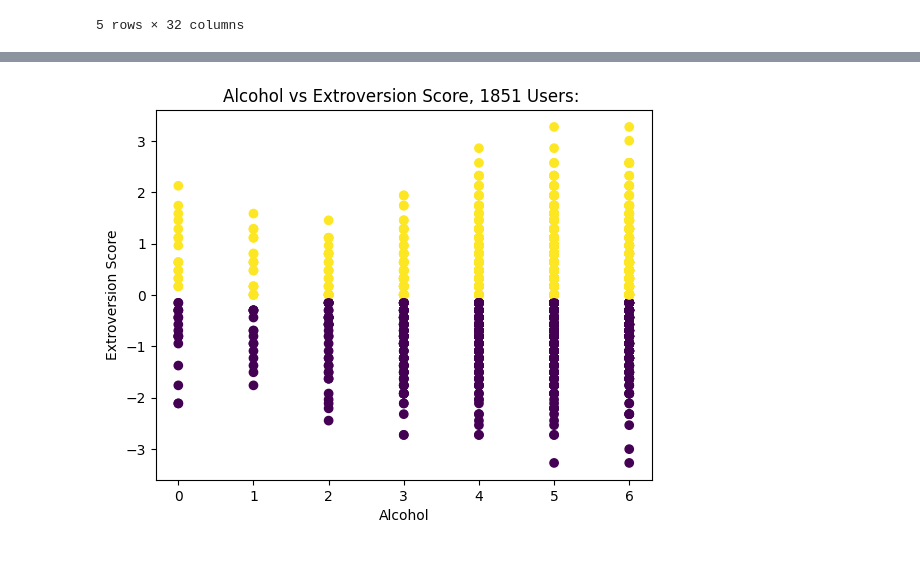
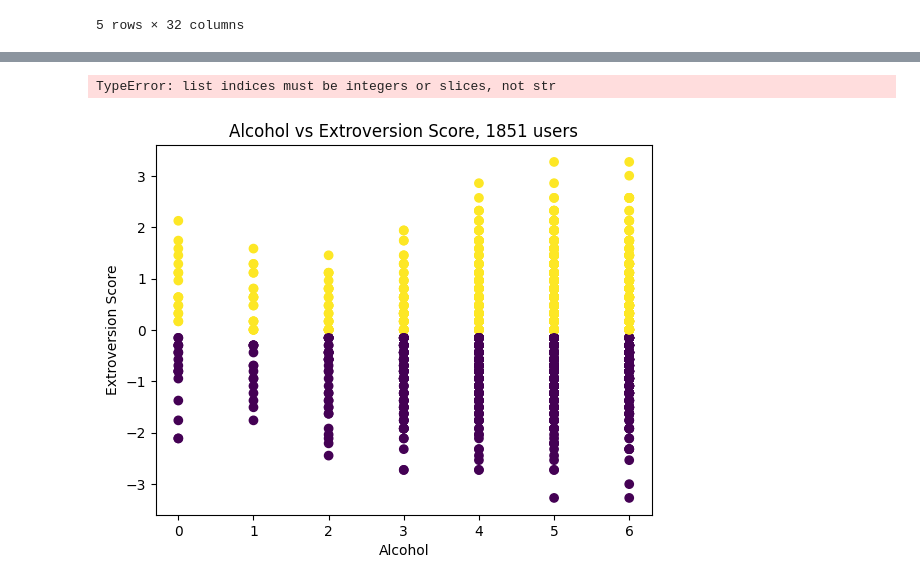
Before and after one commit to Rayanworkout/Predicting-Drug-Consumption, a Jupyter notebook: backend/notebooks/regression/linear.ipynb, the cells around one changed output, grey strips where cells are left out. Drawn from its saved outputs; the diff is of its cells as text; code cells hidden in the pictures.

```diff
--- a/backend/notebooks/regression/linear.ipynb
+++ b/backend/notebooks/regression/linear.ipynb
@@ -16,17 +16,3 @@ df.head()
 | 3 | 4 | 18-24 | Female | Masters Degree | UK | White | -0.14882 | -0.80615 | -0.01928 | 0.59042 | ... | ... |
 | 4 | 5 | 35 - 44 | Female | Doctorate Degree | UK | White | 0.73545 | -1.63340 | -0.45174 | -0.30172 | ... | ... |
 5 rows × 32 columns
-# %%
-drug_cols = ['Alcohol', 'Ecstasy', 'Heroin', 'Ketamine', 'Legalh', 'LSD', 'Meth', 'Mushrooms', 'Nicotine', 'Semer', 'VSA']
-
-df = df.replace({
-    'Never Used': 0,
-    'Used over a Decade Ago': 1,
-    'Used in Last Decade': 2,
-    'Used in Last Year': 3,
-    'Used in Last Month': 4,
-    'Used in Last Week': 5,
-    'Used in Last Day': 6
-})
-
-df.head()
@@ -40,0 +19,3 @@ df.head()
+# %%
+features = list(df.columns[1:13])
+drugs = list(df.columns[13:])
@@ -41,12 +131,29 @@ df.head()
+# %%
+# We can also create correlation groups depending on each feature, and order the groups depending on the average correlation
+# A group for the age correlations, another for the country etc
+from itertools import groupby
+from statistics import mean
+
+correlations.sort(key=lambda x: x[1])
+
+grouped_data = {key: list(group) for key, group in groupby(correlations, key=lambda x: x[1])}
+
+
+for entry in grouped_data:
+    grouped_data[entry]["mean"] = mean()
+
+grouped_data
+# %% [output]
+TypeError: list indices must be integers or slices, not str
 # %%
 # In this chart, we can see the relationship between the extroversion score and the alcohol consumption.
 # We can witness that there is no clear relationship between the two variables.
 # In other words, the extroversion score does not have a significant impact on the alcohol consumption.
 alcohol_users_count = df[df["Alcohol"] > 0].shape[0]
 plt.scatter(df["Alcohol"], df["Escore"], c=df["Escore"] > 0, cmap='viridis')
 plt.xlabel("Alcohol")
 plt.ylabel("Extroversion Score")
-plt.title(f"Alcohol vs Extroversion Score, {alcohol_users_count} Users: ")
+plt.title(f"Alcohol vs Extroversion Score, {alcohol_users_count} users")
 plt.show()
 # %% [output]
-[figure, old version]
+[figure, new version]
```
Also changed, not shown: parts of 7 cells of this notebook.
